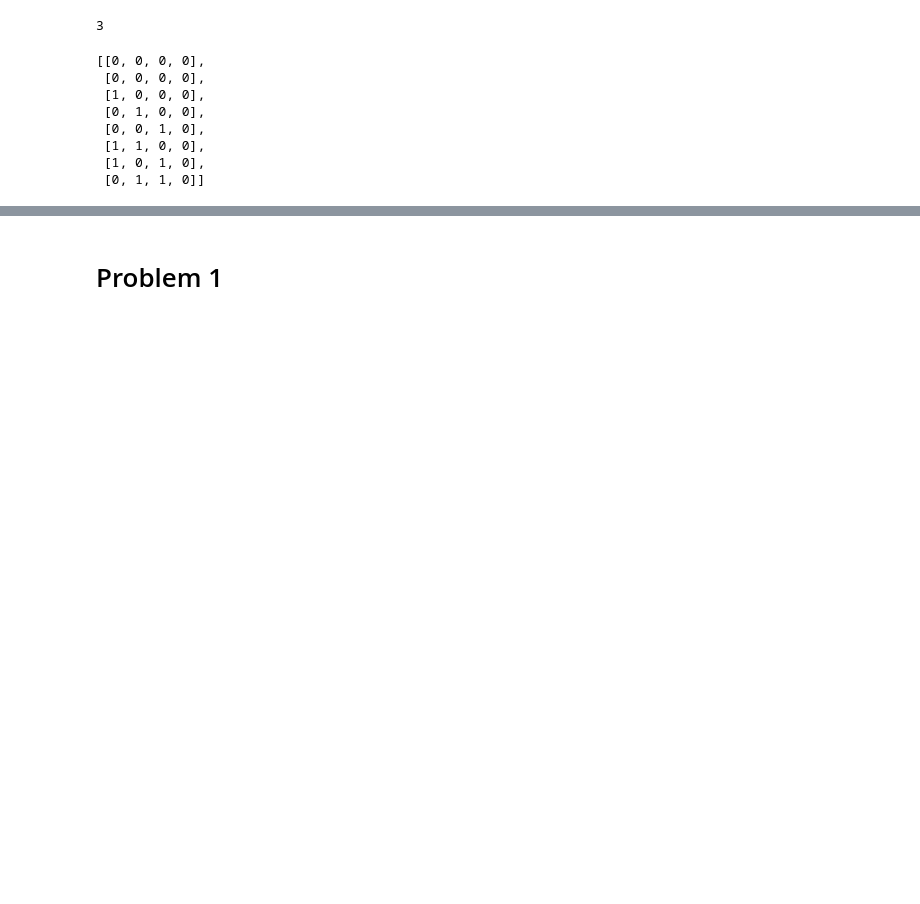
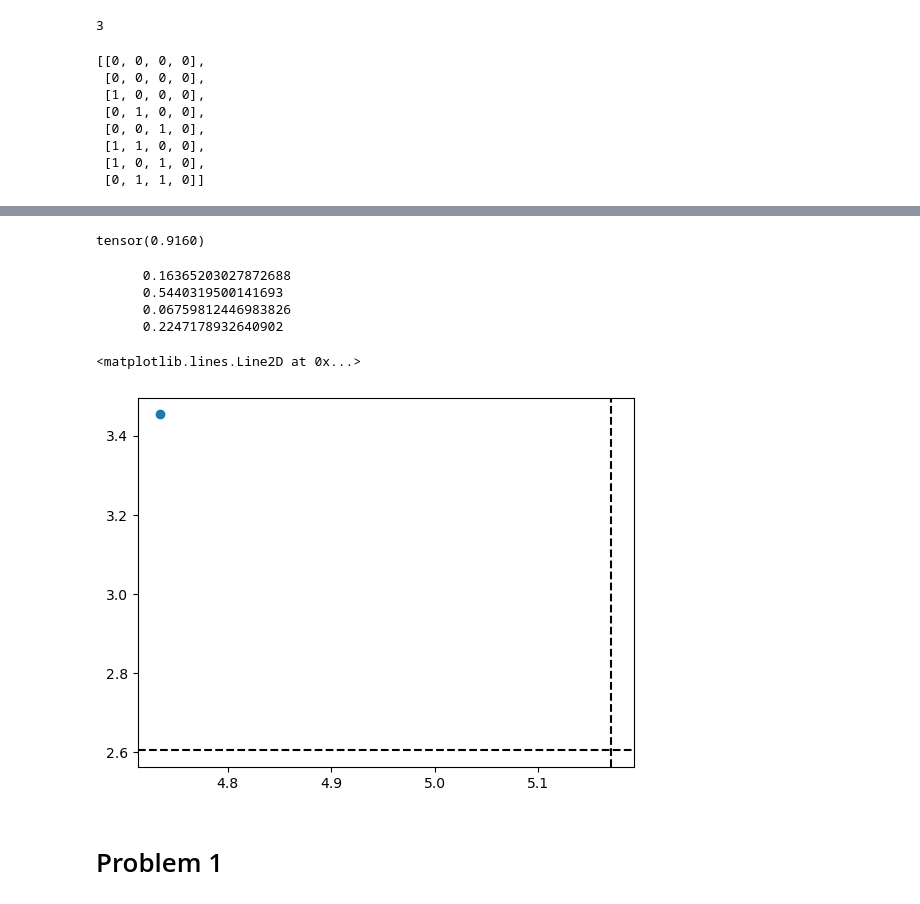
Before and after one commit to patrick-pagni/whats_your_bench, a Jupyter notebook: notebooks/scratch.ipynb, the cells around one changed output, grey strips where cells are left out. Cells and saved outputs as stored; diff of their text form; code cells hidden in the pictures; blank space fills up the shorter version.

```diff
--- a/notebooks/scratch.ipynb
+++ b/notebooks/scratch.ipynb
@@ -451,3 +580,45 @@ get_orthant_density(coordinates, stats.multivariate_normal([4 ,4, 4, 4], [[1, 0,
+# %%
+from ddks.methods import adKS
+from scipy import stats
+import torch
+
+p_dist = stats.multivariate_normal([4 ,4, 4], [[1, 0, 0], [0, 1, 0], [0, 0, 1]])
+t_dist = stats.multivariate_normal([4 ,4, 4], [[1, 0, 0], [0, 1, 0], [0, 0, 1]])
+
+pred = torch.Tensor(p_dist.rvs(1000))
+true = torch.Tensor(t_dist.rvs(1000))
+
+# print(pred)
+# print(true)
+
+a = adKS()
+
+a(pred, true, t_dist, 10)
+# %% [output]
+tensor(0.9160)
+# %%
+print(f"""
+      {t_dist.cdf((10, 10)) - (t_dist.cdf((pred[0, 0], 10)) - t_dist.cdf(pred[0,:])) - (t_dist.cdf((10, pred[0, 1])) - t_dist.cdf(pred[0,:])) - t_dist.cdf(pred[0,:])}
+      {t_dist.cdf((pred[0, 0], 10)) - t_dist.cdf(pred[0,:])}
+      {t_dist.cdf((10, pred[0, 1])) - t_dist.cdf(pred[0,:])}
+      {t_dist.cdf(pred[0,:])}
+      """)
+# %% [output]
+      0.16365203027872688
+      0.5440319500141693
+      0.06759812446983826
+      0.2247178932640902
+# %%
+import matplotlib.pyplot as plt
+
+fig, ax = plt.subplots()
+
+ax.scatter(pred[:,0], pred[:, 1])
+ax.axvline(true[0, 0], color = "black", linestyle = "--")
+ax.axhline(true[0, 1], color = "black", linestyle = "--")
+# %% [output]
+<matplotlib.lines.Line2D at 0x...>
+[figure, added]
 # %% [markdown]
 # Problem 1
 # %%
```
Also changed, not shown: parts of 16 cells of this notebook, 2 other files.
